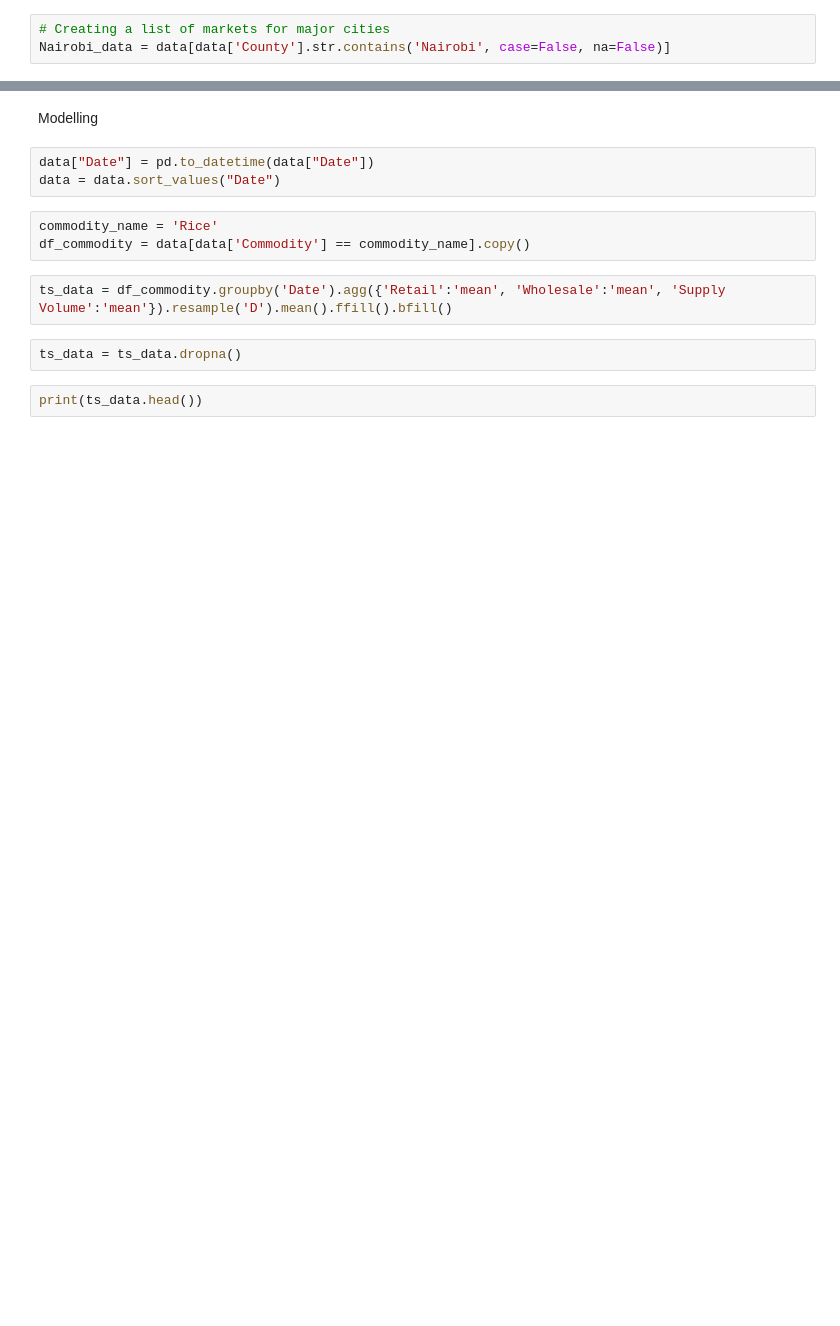
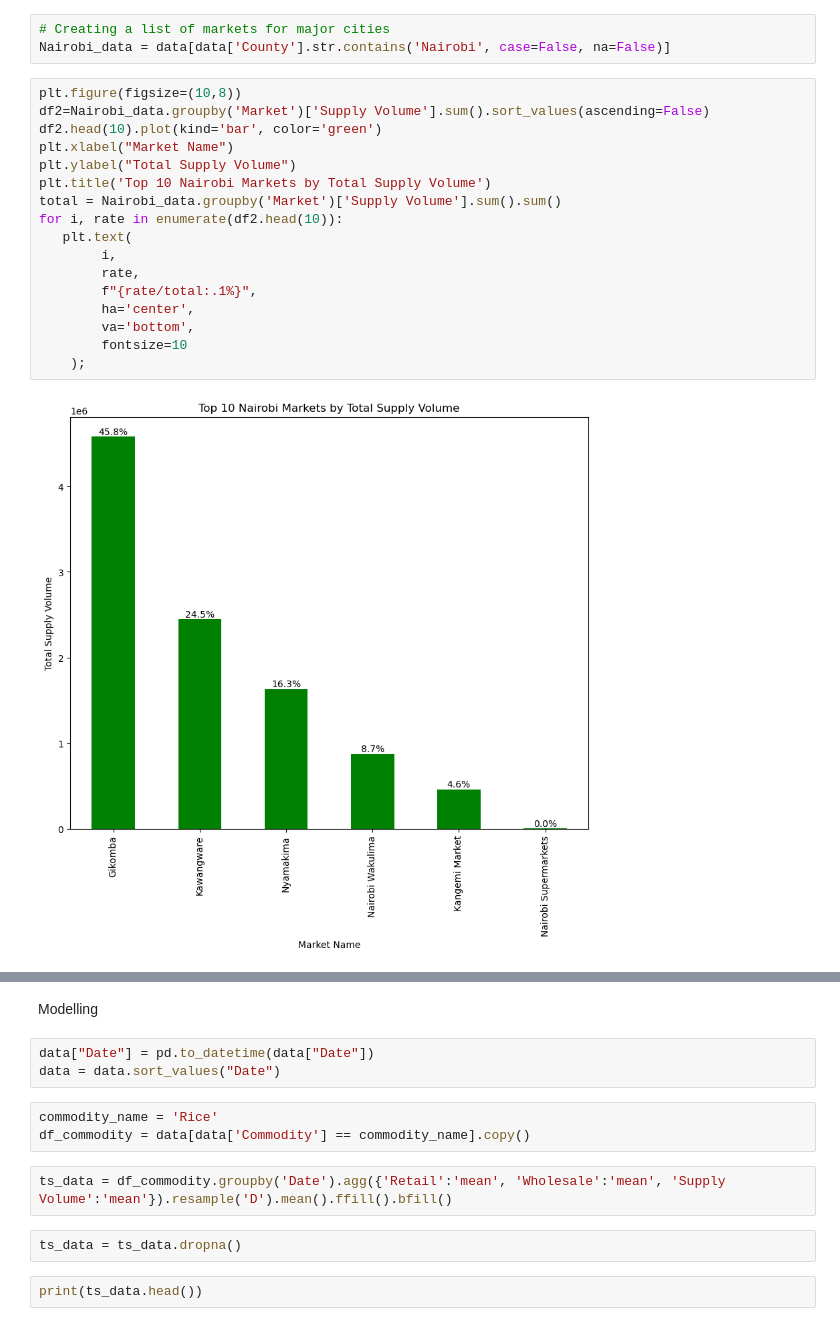
Before and after one commit to Victor-Mufasa/Agricultural-Commodity-Price-Forecasting, a Jupyter notebook: notebook/Sharon.ipynb, the cells around one changed output, grey strips where cells are left out. Drawn from its saved outputs; the diff is of its cells as text; blank space fills up the shorter version.

```diff
--- a/notebook/Sharon.ipynb
+++ b/notebook/Sharon.ipynb
@@ -292,3 +331,22 @@ plt.show()
 # %%
 # Creating a list of markets for major cities
 Nairobi_data = data[data['County'].str.contains('Nairobi', case=False, na=False)]
+# %%
+plt.figure(figsize=(10,8))
+df2=Nairobi_data.groupby('Market')['Supply Volume'].sum().sort_values(ascending=False)
+df2.head(10).plot(kind='bar', color='green')
+plt.xlabel("Market Name")
+plt.ylabel("Total Supply Volume")
+plt.title('Top 10 Nairobi Markets by Total Supply Volume')
+total = Nairobi_data.groupby('Market')['Supply Volume'].sum().sum()
+for i, rate in enumerate(df2.head(10)):
+   plt.text(
+        i,
+        rate,
+        f"{rate/total:.1%}",
+        ha='center',
+        va='bottom',
+        fontsize=10
+    );
+# %% [output]
+[figure, added]
```
Also changed, not shown: parts of 19 cells of this notebook.
